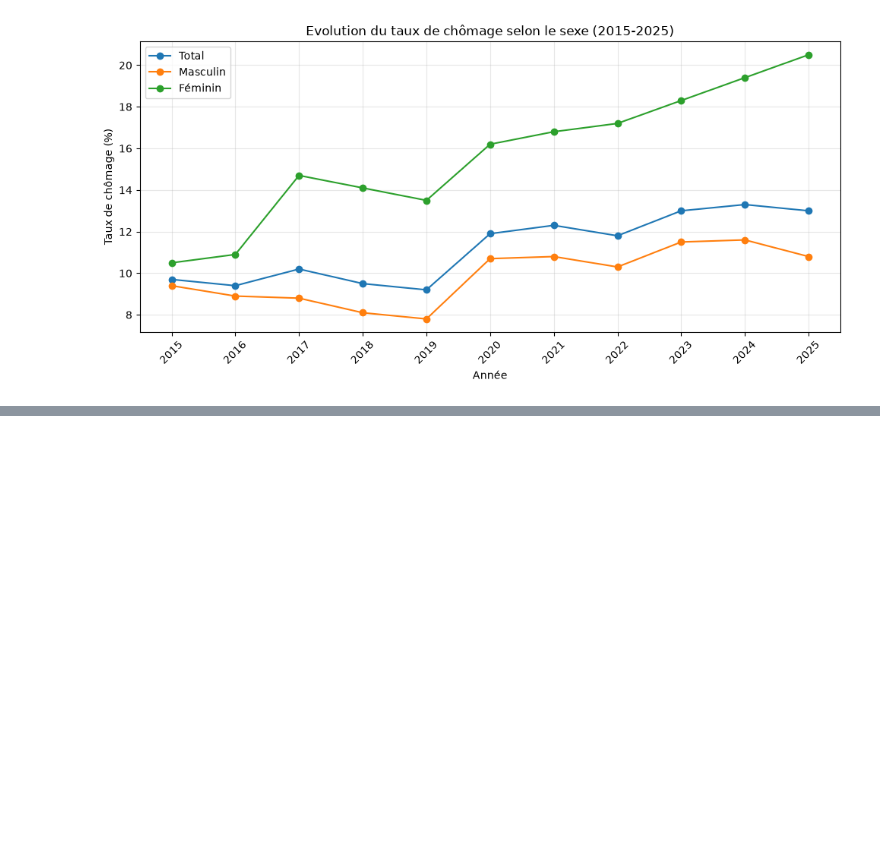
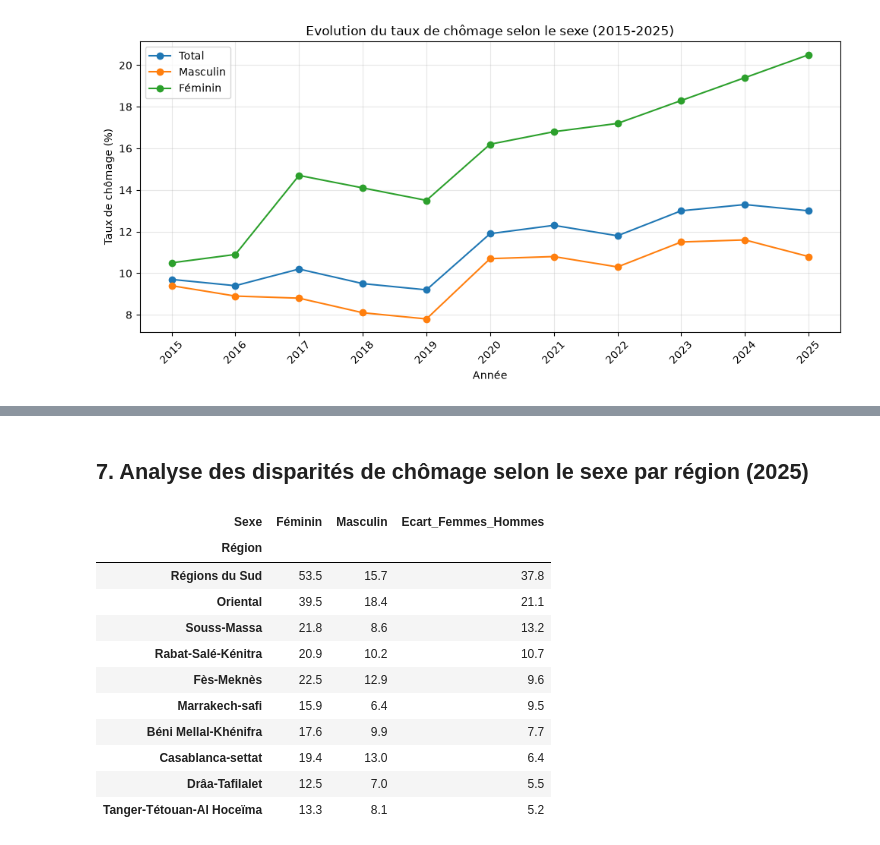
Before and after one commit to Oussamak05/morocco-labour-market-intelligence, a Jupyter notebook: notebooks/01_data_understanding.ipynb, the cells around one changed output, grey strips where cells are left out. Cells and saved outputs as stored; diff of their text form; code cells hidden in the pictures; blank space fills up the shorter version.

```diff
--- a/notebooks/01_data_understanding.ipynb
+++ b/notebooks/01_data_understanding.ipynb
@@ -940,0 +960,45 @@ plt.show()
+# %% [markdown]
+## 7. Analyse des disparités de chômage selon le sexe par région (2025)
+# %%
+# Filter 2025 national data by region and sex
+
+regional_sex = df_long[
+    (df_long["Milieu"] == "National") &
+    (df_long["Région"] != "Ensemble") &
+    (df_long["Sexe"].isin(["Masculin", "Féminin"])) &
+    (df_long["Année"] == 2025)
+].copy()
+
+# Transform data into a comparison table
+regional_sex_pivot = regional_sex.pivot(
+    index="Région",
+    columns="Sexe",
+    values="Taux_chomage"
+)
+
+# Calculate the gender gap
+regional_sex_pivot["Ecart_Femmes_Hommes"] = (
+    regional_sex_pivot["Féminin"] -
+    regional_sex_pivot["Masculin"]
+)
+
+# Sort regions by the gender gap
+regional_sex_pivot = regional_sex_pivot.sort_values(
+    by="Ecart_Femmes_Hommes",
+    ascending=False
+)
+
+display(regional_sex_pivot)
+# %% [output]
+| Sexe | Féminin | Masculin | Ecart_Femmes_Hommes |
+| Région |  |  |  |
+| Régions du Sud | 53.5 | 15.7 | 37.8 |
+| Oriental | 39.5 | 18.4 | 21.1 |
+| Souss-Massa | 21.8 | 8.6 | 13.2 |
+| Rabat-Salé-Kénitra | 20.9 | 10.2 | 10.7 |
+| Fès-Meknès | 22.5 | 12.9 | 9.6 |
+| Marrakech-safi | 15.9 | 6.4 | 9.5 |
+| Béni Mellal-Khénifra | 17.6 | 9.9 | 7.7 |
+| Casablanca-settat | 19.4 | 13.0 | 6.4 |
+| Drâa-Tafilalet | 12.5 | 7.0 | 5.5 |
+| Tanger-Tétouan-Al Hoceïma | 13.3 | 8.1 | 5.2 |
```
Also changed, not shown: parts of 5 cells of this notebook, 3 other files.
